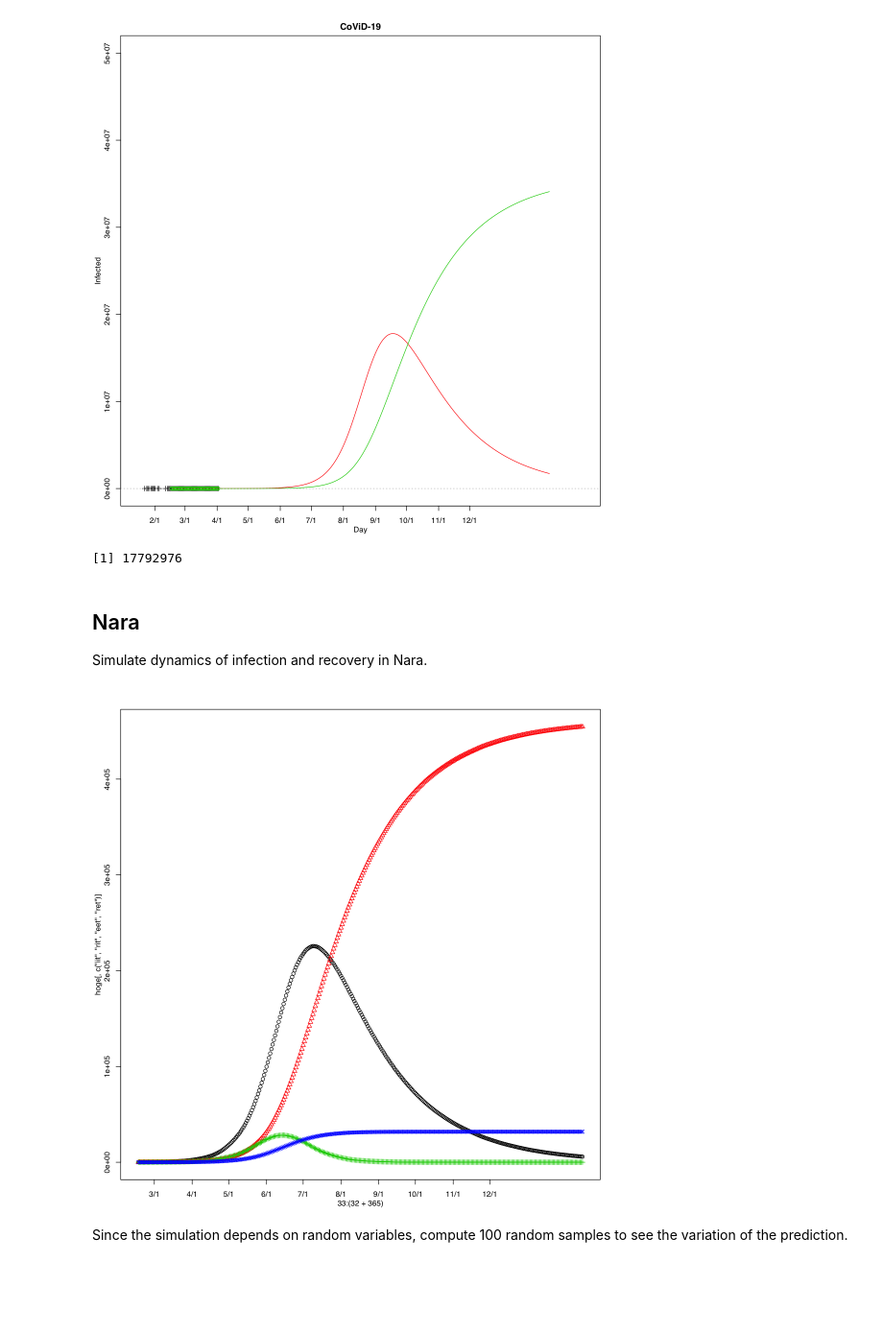
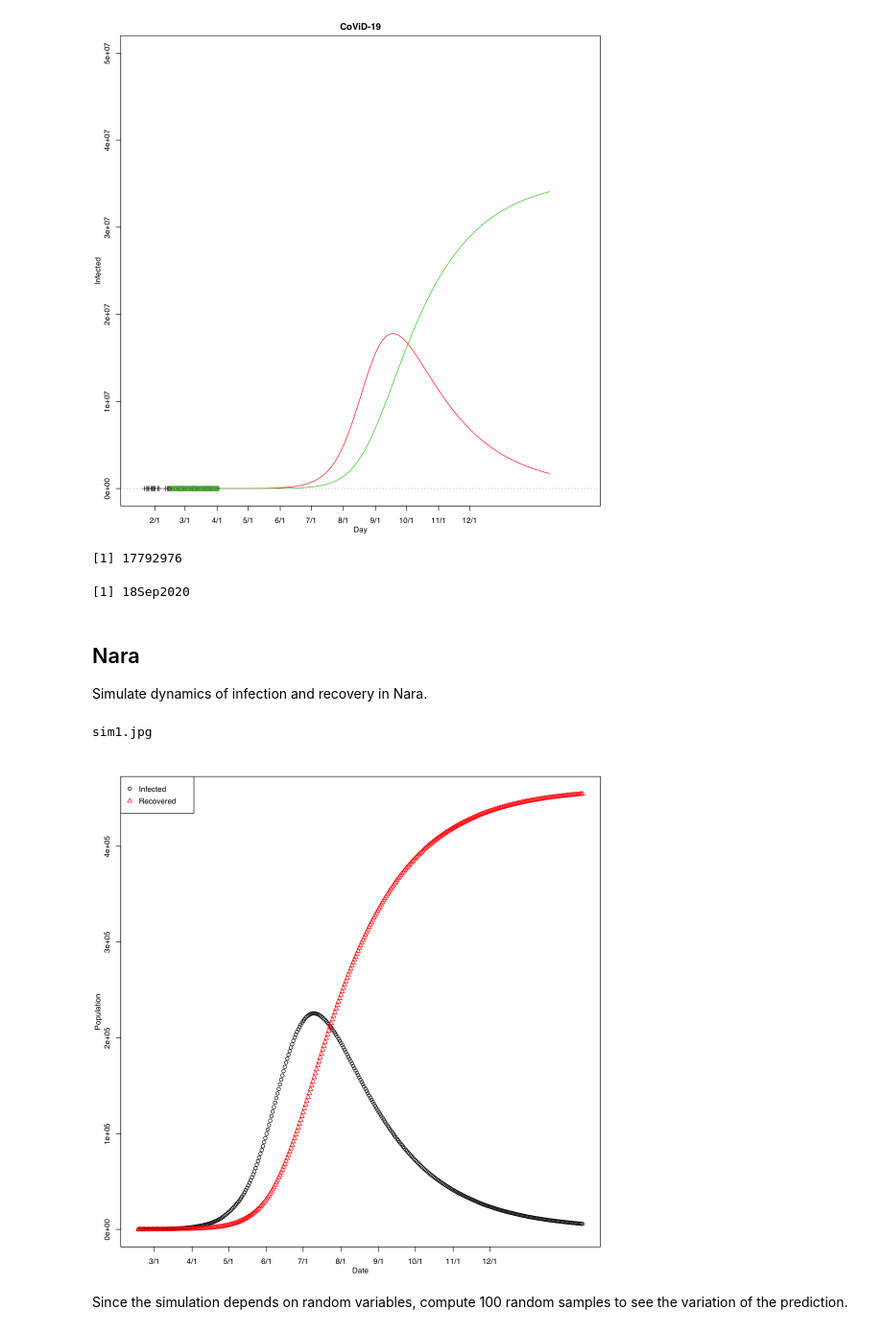
Before and after one commit to naono-git/covid19, a Jupyter notebook: covid19.nara.ipynb, the cells around one changed output. Shown at 96% size. Saved outputs shown, nothing was run; the diff lists cells and outputs as text; code cells hidden in the pictures; blank space fills up the shorter version.

```diff
--- a/covid19.nara.ipynb
+++ b/covid19.nara.ipynb
@@ -191,6 +199,7 @@ Since the kinki rate was somehow smaller that of entire Japan, it may be better
 dd <- 14
 covid3 <- list(kyoto=covid.kyoto, osaka=covid.osaka, nara=covid.nara, hyogo=covid.hyogo)
 source3 <- c("kyoto","osaka","hyogo")
+lm3 <- list()
 ll3 <- numeric(3)
 for(aa in 1:3){
     ss <- source3[aa]
@@ -198,10 +207,11 @@ for(aa in 1:3){
 
     nd <- nrow(covid_tmp)
     ddd_tmp <- mdy.date(month=covid_tmp$mm, day=covid_tmp$dd, year=covid_tmp$yy)
-    xx <- ddd_tmp[(nd-dd):nd]
+    xx <- ddd_tmp[(nd-dd):nd]-d0
     yy <- log(covid_tmp$i[(nd-dd):nd])
     tmp <- lm(yy~xx)
     ll3[aa] <- tmp$coefficients[2]
+    lm3[[ss]] <- tmp
 }
 ll_exp_2[[1]]
 
@@ -481,8 +535,10 @@ plotFigure(function(){
 [figure]
 # %%
 max(sim.total[,"iit"])
+which.max(sim.total[,"iit"])+d0+33
 # %% [output]
 [1] 17792976
+[1] 18Sep2020
 # %% [markdown]
 ## Nara
 Simulate dynamics of infection and recovery in Nara.
@@ -491,29 +547,31 @@ hoge <- simSEIR(365, par=c(alpha=alpha, beta=alpha-gamma-ll_kinki, gamma=gamma,
 # %%
 mdlabel <- rbind(c(2, 1),
                  c(3, 1),
                  c(4, 1),
                  c(5, 1),
                  c(6, 1),
                  c(7, 1),
                  c(8, 1),
                  c(9, 1),
                  c(10, 1),
                  c(11, 1),
                  c(12, 1)
                 )
 ddlabel <- apply(mdlabel,1,function(xx){
     mdy.date(xx[1],xx[2],2020)
 })
 ## label to plot ticks
 ticklabel <- apply(mdlabel,1,paste,collapse="/")
 
 plotFigure(function(){
-    matplot(33:(32+365), hoge[,c("iit","rit","eet","ret")], type="b", pch=1:4, axes=FALSE, frame=TRUE, lty=3)
+    matplot(33:(32+365), hoge[,c("iit","rit")], type="b", pch=1:4, axes=FALSE, frame=TRUE, lty=3, xlab="Date",ylab="Population")
     axis(1,at=ddlabel-d0,labels=ticklabel)
     axis(2)
-})
+    legend("topleft",legend=c("Infected","Recovered"),pch=1:2, col=1:2)
+}, rr=1.5, dir="fig", file="sim1", dev=c("x11","jpg"))
 # %% [output]
+sim1.jpg
-[figure, old version]
+[figure, new version]
 # %% [markdown]
 Since the simulation depends on random variables, compute 100 random samples to see the variation of the prediction.
 # %%
```
Also changed, not shown: parts of 8 cells of this notebook, 3 other files.
